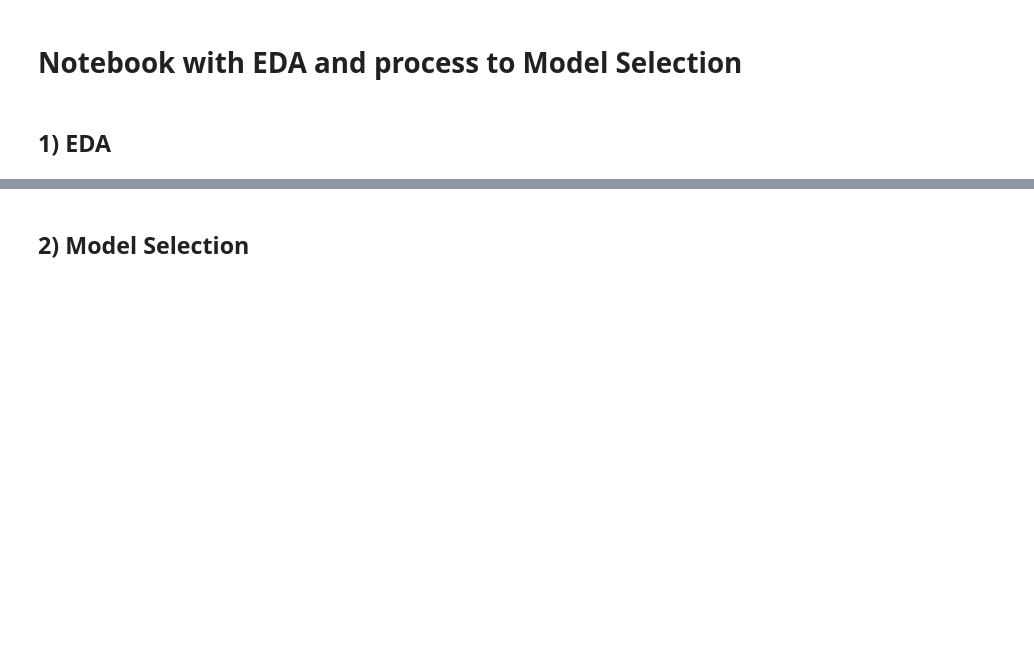
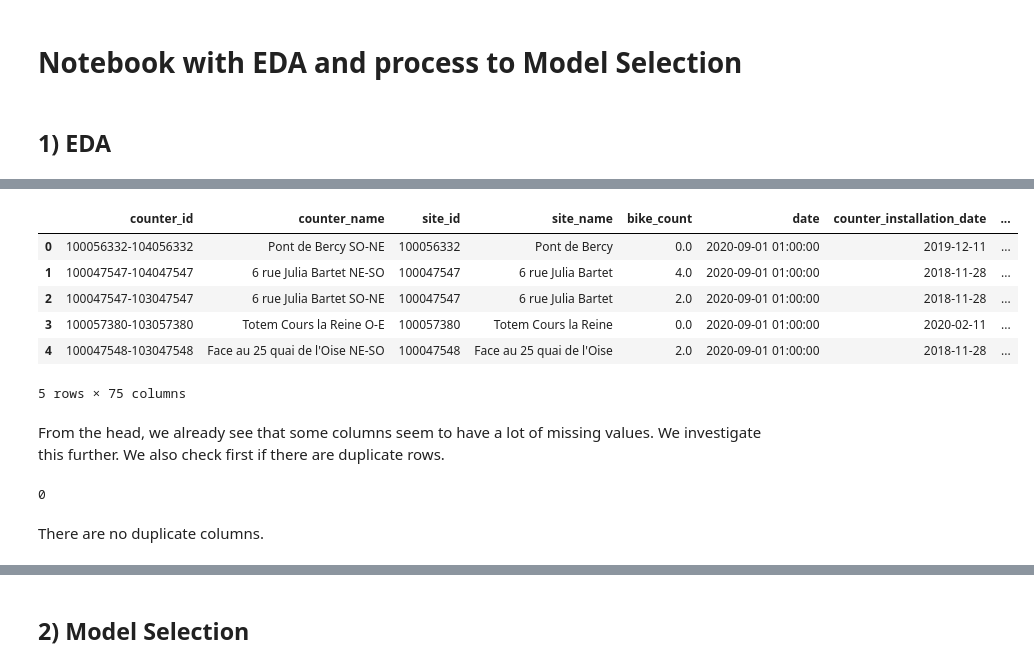
Before and after one commit to mat10599/bike_counters, a Jupyter notebook: final_notebook.ipynb, the cells around one changed output, grey strips where cells are left out. Saved outputs shown, nothing was run; the diff lists cells and outputs as text; code cells hidden in the pictures; blank space fills up the shorter version.

```diff
--- a/final_notebook.ipynb
+++ b/final_notebook.ipynb
@@ -19,0 +80,26 @@ from xgboost import XGBRegressor
+# %%
+file_path = Path("data") / "external_data.csv"
+df_ext = pd.read_csv(file_path, parse_dates=["date"])
+
+# merge on date to obtain the full data set.
+
+df_merge_ext = pd.merge_asof(df_original.sort_values(
+    "date"), df_ext.sort_values("date"), on="date")
+# %%
+df_merge_ext.head()
+# %% [output]
+|  | counter_id | counter_name | site_id | site_name | bike_count | date | counter_installation_date | ... |
+| 0 | 100056332-104056332 | Pont de Bercy SO-NE | 100056332 | Pont de Bercy | 0.0 | 2020-09-01 01:00:00 | 2019-12-11 | ... |
+| 1 | 100047547-104047547 | 6 rue Julia Bartet NE-SO | 100047547 | 6 rue Julia Bartet | 4.0 | 2020-09-01 01:00:00 | 2018-11-28 | ... |
+| 2 | 100047547-103047547 | 6 rue Julia Bartet SO-NE | 100047547 | 6 rue Julia Bartet | 2.0 | 2020-09-01 01:00:00 | 2018-11-28 | ... |
+| 3 | 100057380-103057380 | Totem Cours la Reine O-E | 100057380 | Totem Cours la Reine | 0.0 | 2020-09-01 01:00:00 | 2020-02-11 | ... |
+| 4 | 100047548-103047548 | Face au 25 quai de l'Oise NE-SO | 100047548 | Face au 25 quai de l'Oise | 2.0 | 2020-09-01 01:00:00 | 2018-11-28 | ... |
+5 rows × 75 columns
+# %% [markdown]
+From the head, we already see that some columns seem to have a lot of missing values. We investigate this further. We also check first if there are duplicate rows.
+# %%
+df_merge_ext.duplicated().sum()
+# %% [output]
+0
+# %% [markdown]
+There are no duplicate columns.
```
Also changed, not shown: parts of 20 cells of this notebook.
